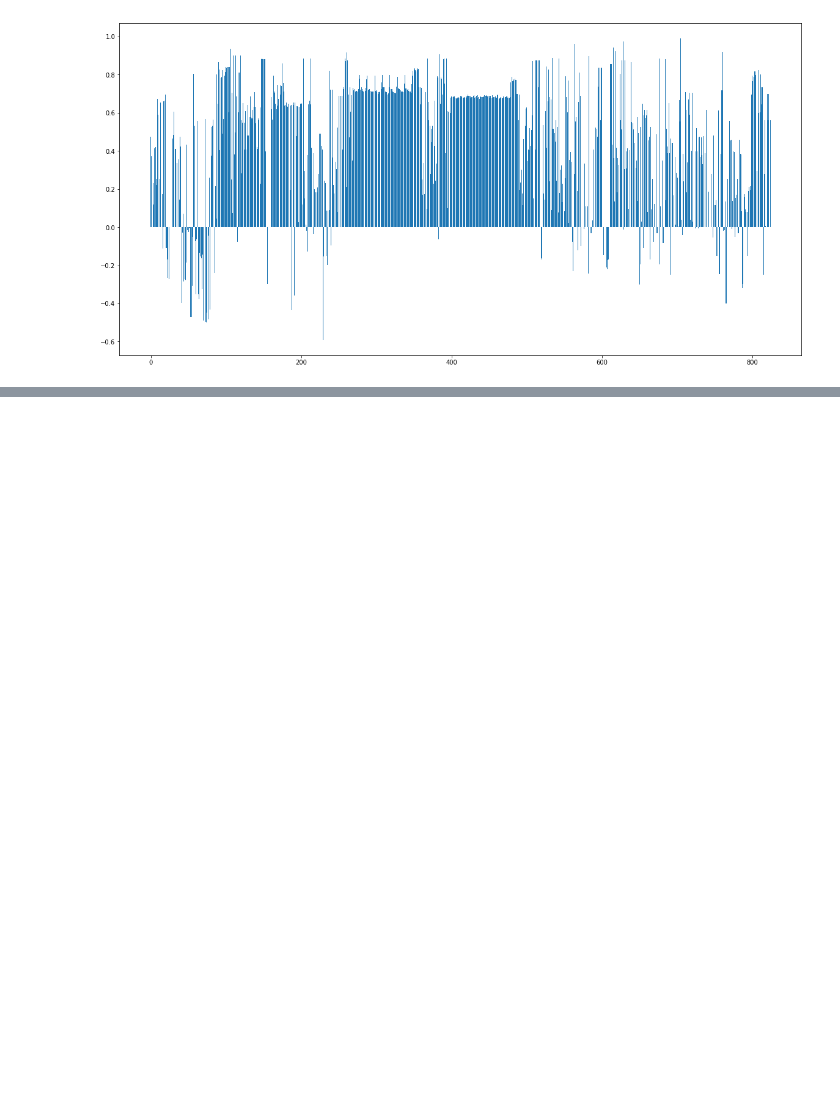
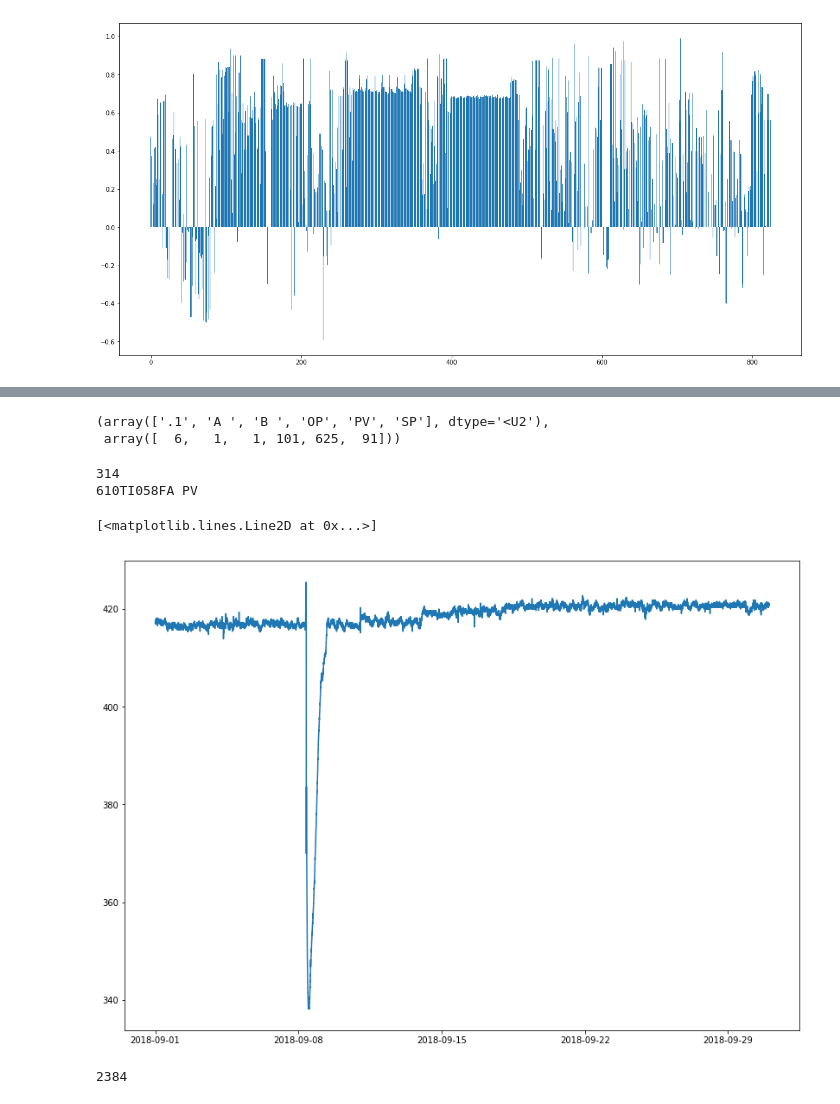
Before and after one commit to Psyrbin/Lukoil-anomaly-detection, a Jupyter notebook: Exploration.ipynb, the cells around one changed output, grey strips where cells are left out. Cells and saved outputs as stored; diff of their text form; code cells hidden in the pictures; blank space fills up the shorter version.

```diff
--- a/Exploration.ipynb
+++ b/Exploration.ipynb
@@ -98,0 +115,23 @@ plt.bar(range(data.shape[1]), normalized_data.mean() - 2*normalized_data.std() -
+# %%
+ends = []
+for col_name,_ in data.iteritems():
+    ends.append(col_name[-2:])
+np.unique(ends, return_counts=True)
+# %% [output]
+(array(['.1', 'A ', 'B ', 'OP', 'PV', 'SP'], dtype='<U2'),
+ array([  6,   1,   1, 101, 625,  91]))
+# %%
+plt.figure(figsize=(14,10))
+i=np.random.randint(data.shape[1])
+print(i)
+print(data.columns[i])
+plt.plot(data.index, data.iloc[:,i])
+# %% [output]
+314
+610TI058FA PV
+[<matplotlib.lines.Line2D at 0x...>]
+[figure, added]
+# %%
+np.sum(data.iloc[:,155]>0)
+# %% [output]
+2384
```
Also changed, not shown: parts of 2 cells of this notebook.
